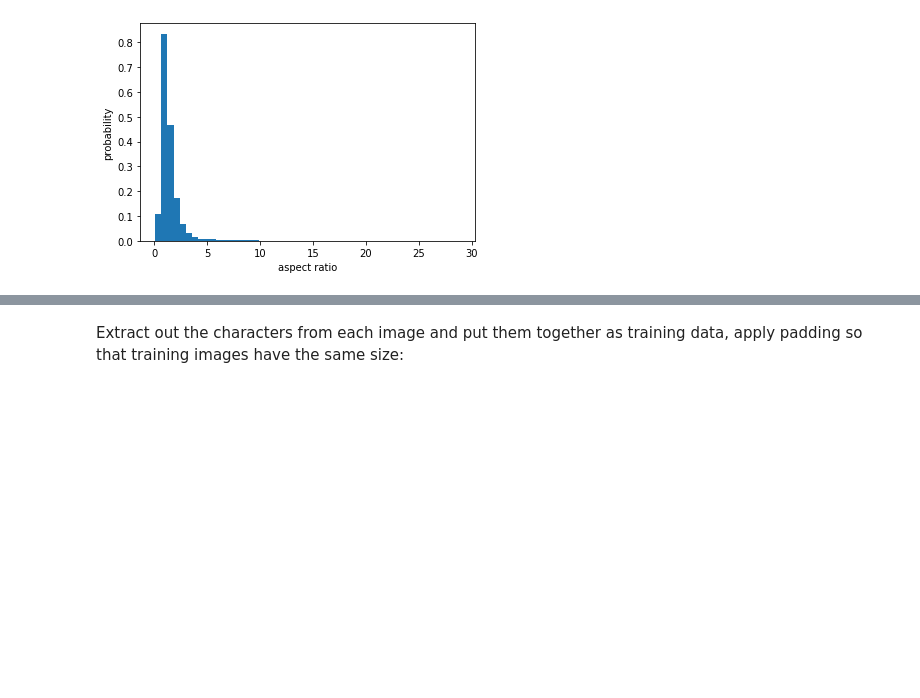
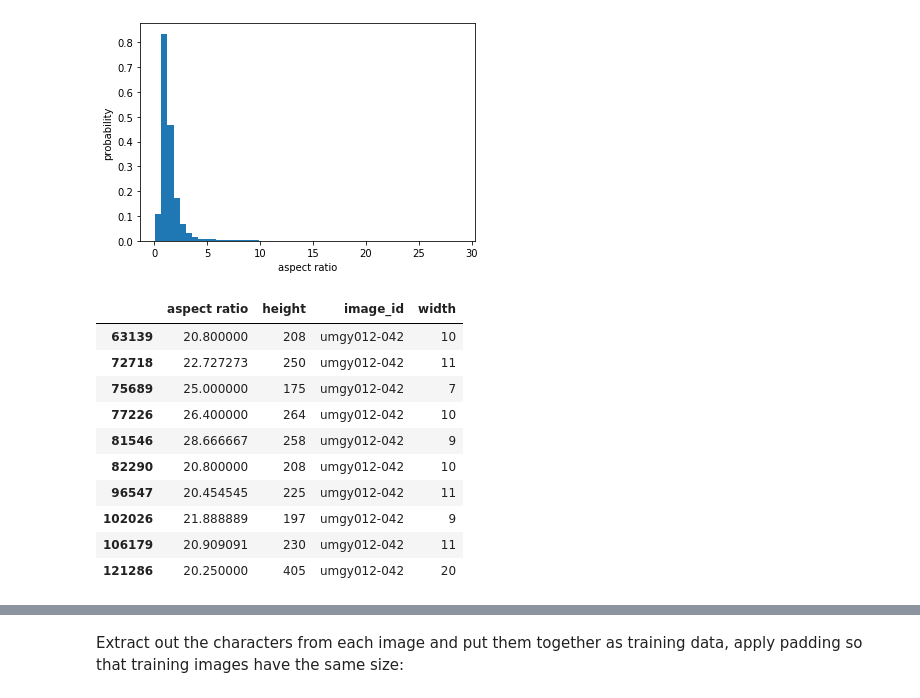
Before and after one commit to liufan2312/project-kage, a Jupyter notebook: CNN for character classification.ipynb, the cells around one changed output, grey strips where cells are left out. Cells and saved outputs as stored; diff of their text form; code cells hidden in the pictures; blank space fills up the shorter version.

```diff
--- a/CNN for character classification.ipynb
+++ b/CNN for character classification.ipynb
@@ -43,3 +47,7 @@ for rowLabel in train_df['labels']:
         width.append(w)
         height.append(h)
         ar.append(h/w)
+# %%
+# Put them in a data frame
+character_ar = pd.DataFrame({'image_id': image_id, 'width': width, 'height': height, 'aspect ratio': ar})
+character_ar.head()
@@ -60,3 +75,19 @@ plot_hist_from_list(height, 'height', 'probability')
 plot_hist_from_list(ar, 'aspect ratio', 'probability')
 # %% [output]
 [figure]
+# %%
+# Find the image that has characters with huge aspect ratios
+outliers = character_ar[character_ar['aspect ratio'] > 20]
+outliers.head(n=10)
+# %% [output]
+|  | aspect ratio | height | image_id | width |
+| 63139 | 20.800000 | 208 | umgy012-042 | 10 |
+| 72718 | 22.727273 | 250 | umgy012-042 | 11 |
+| 75689 | 25.000000 | 175 | umgy012-042 | 7 |
+| 77226 | 26.400000 | 264 | umgy012-042 | 10 |
+| 81546 | 28.666667 | 258 | umgy012-042 | 9 |
+| 82290 | 20.800000 | 208 | umgy012-042 | 10 |
+| 96547 | 20.454545 | 225 | umgy012-042 | 11 |
+| 102026 | 21.888889 | 197 | umgy012-042 | 9 |
+| 106179 | 20.909091 | 230 | umgy012-042 | 11 |
+| 121286 | 20.250000 | 405 | umgy012-042 | 20 |
```
Also changed, not shown: parts of 9 cells of this notebook.
